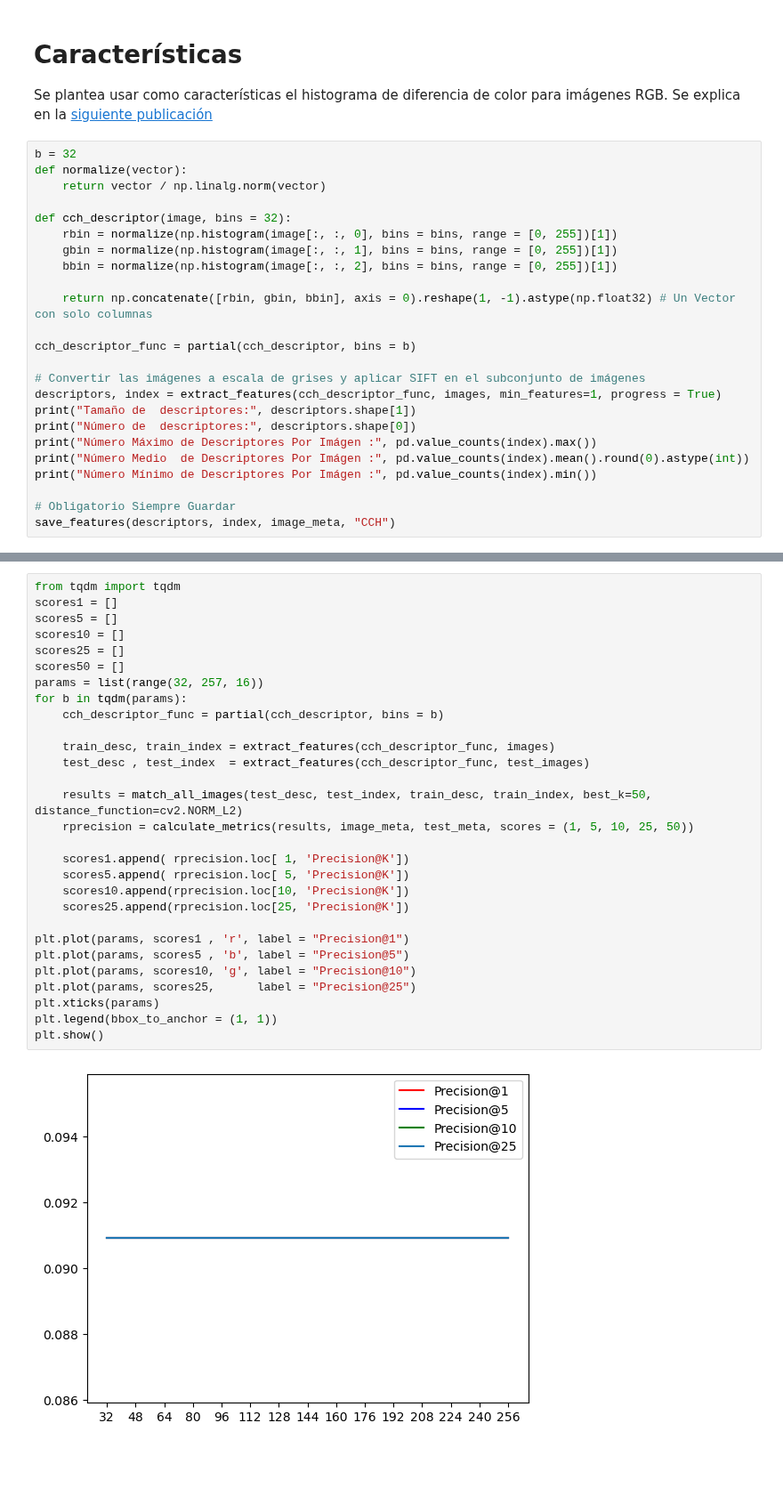
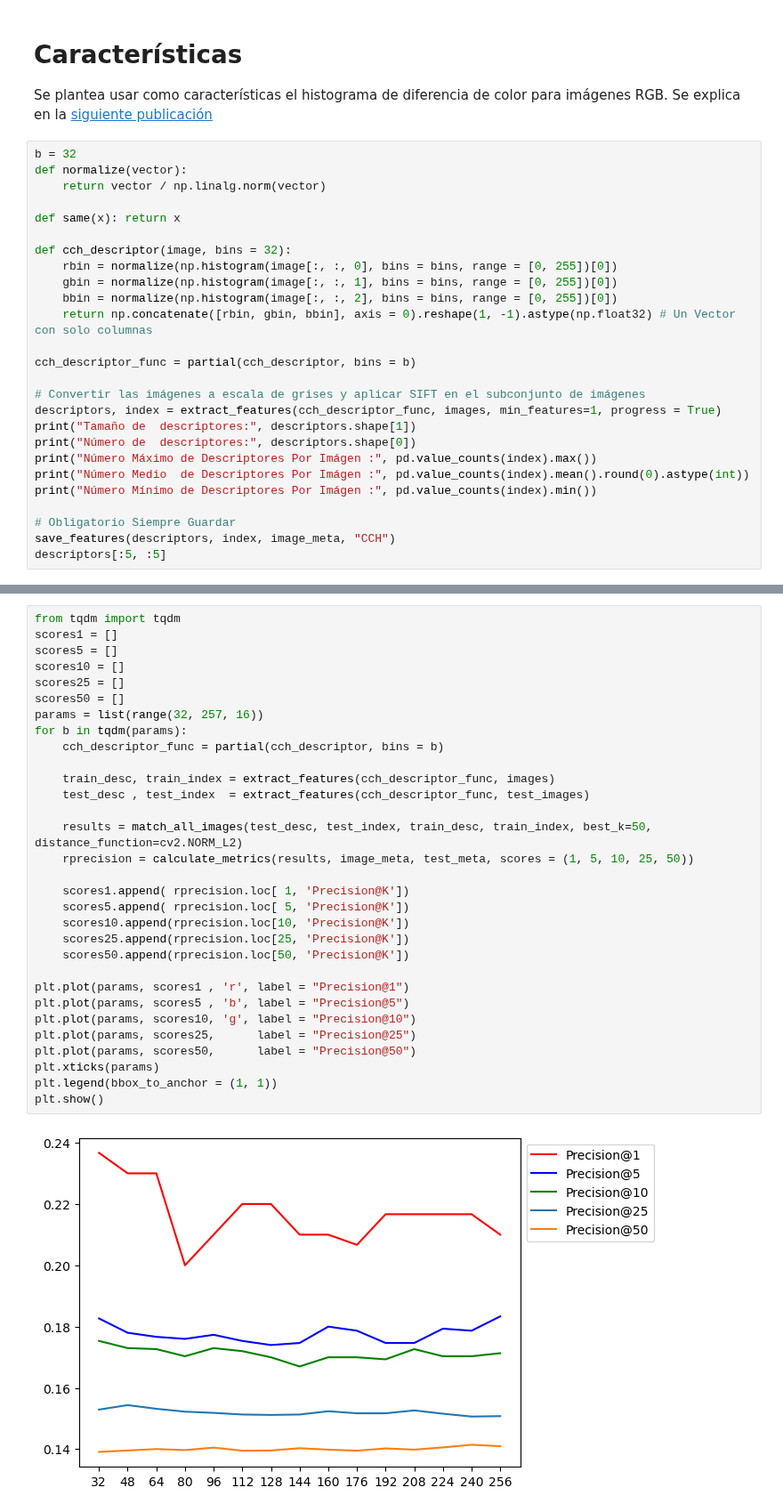
Before and after one commit to RubenCid35/CBIR, a Jupyter notebook: experiments/cch_minmin.ipynb, the cells around one changed output, grey strips where cells are left out. Shown at 89% size. Drawn from its saved outputs; the diff is of its cells as text; blank space fills up the shorter version.

```diff
--- a/experiments/cch_minmin.ipynb
+++ b/experiments/cch_minmin.ipynb
@@ -37,11 +37,12 @@ b = 32
 def normalize(vector):
     return vector / np.linalg.norm(vector)
 
+def same(x): return x
+
 def cch_descriptor(image, bins = 32):
-    rbin = normalize(np.histogram(image[:, :, 0], bins = bins, range = [0, 255])[1])
-    gbin = normalize(np.histogram(image[:, :, 1], bins = bins, range = [0, 255])[1])
-    bbin = normalize(np.histogram(image[:, :, 2], bins = bins, range = [0, 255])[1])
-
+    rbin = normalize(np.histogram(image[:, :, 0], bins = bins, range = [0, 255])[0])
+    gbin = normalize(np.histogram(image[:, :, 1], bins = bins, range = [0, 255])[0])
+    bbin = normalize(np.histogram(image[:, :, 2], bins = bins, range = [0, 255])[0])
     return np.concatenate([rbin, gbin, bbin], axis = 0).reshape(1, -1).astype(np.float32) # Un Vector con solo columnas
 
 cch_descriptor_func = partial(cch_descriptor, bins = b)
@@ -56,4 +57,5 @@ print("Número Mínimo de Descriptores Por Imágen :", pd.value_counts(index).mi
 
 # Obligatorio Siempre Guardar
 save_features(descriptors, index, image_meta, "CCH")
+descriptors[:5, :5]
 # %% [output]
@@ -148,31 +156,33 @@ calculate_metrics(xr, image_meta, test_meta, scores = (1, 5, 10, 25, 50))
 # %%
 from tqdm import tqdm
 scores1 = []
 scores5 = []
 scores10 = []
 scores25 = []
 scores50 = []
 params = list(range(32, 257, 16))
 for b in tqdm(params):
     cch_descriptor_func = partial(cch_descriptor, bins = b)
 
     train_desc, train_index = extract_features(cch_descriptor_func, images)
     test_desc , test_index  = extract_features(cch_descriptor_func, test_images)
 
     results = match_all_images(test_desc, test_index, train_desc, train_index, best_k=50, distance_function=cv2.NORM_L2)
     rprecision = calculate_metrics(results, image_meta, test_meta, scores = (1, 5, 10, 25, 50))
 
     scores1.append( rprecision.loc[ 1, 'Precision@K'])
     scores5.append( rprecision.loc[ 5, 'Precision@K'])
     scores10.append(rprecision.loc[10, 'Precision@K'])
     scores25.append(rprecision.loc[25, 'Precision@K'])
+    scores50.append(rprecision.loc[50, 'Precision@K'])
 
 plt.plot(params, scores1 , 'r', label = "Precision@1")
 plt.plot(params, scores5 , 'b', label = "Precision@5")
 plt.plot(params, scores10, 'g', label = "Precision@10")
 plt.plot(params, scores25,      label = "Precision@25")
+plt.plot(params, scores50,      label = "Precision@50")
 plt.xticks(params)
 plt.legend(bbox_to_anchor = (1, 1))
 plt.show()
 # %% [output]
-[figure, old version]
+[figure, new version]
```
Also changed, not shown: parts of 7 cells of this notebook, 7 other files.
